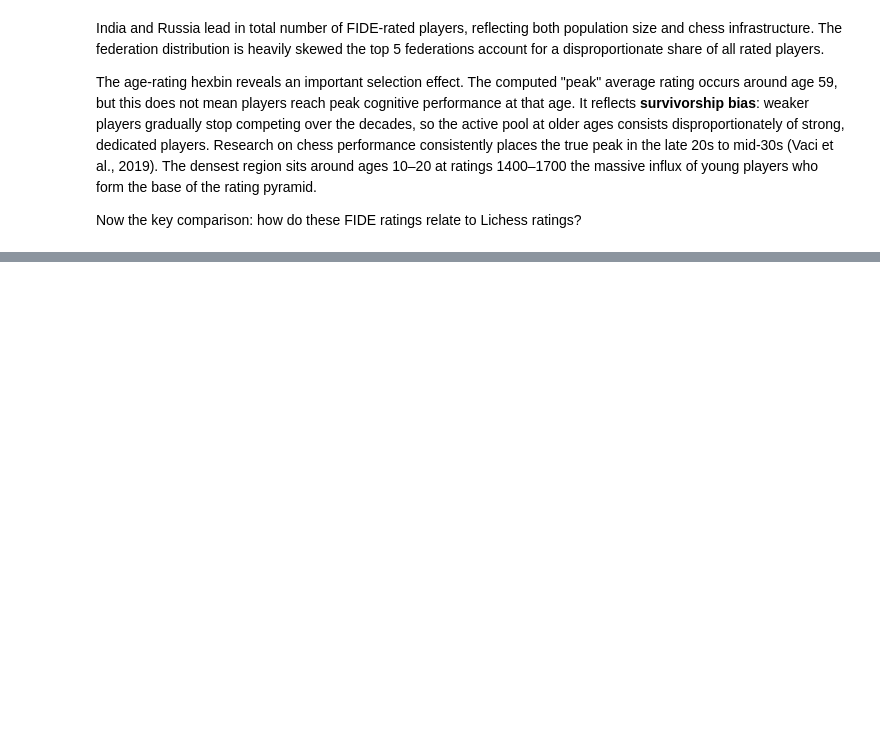
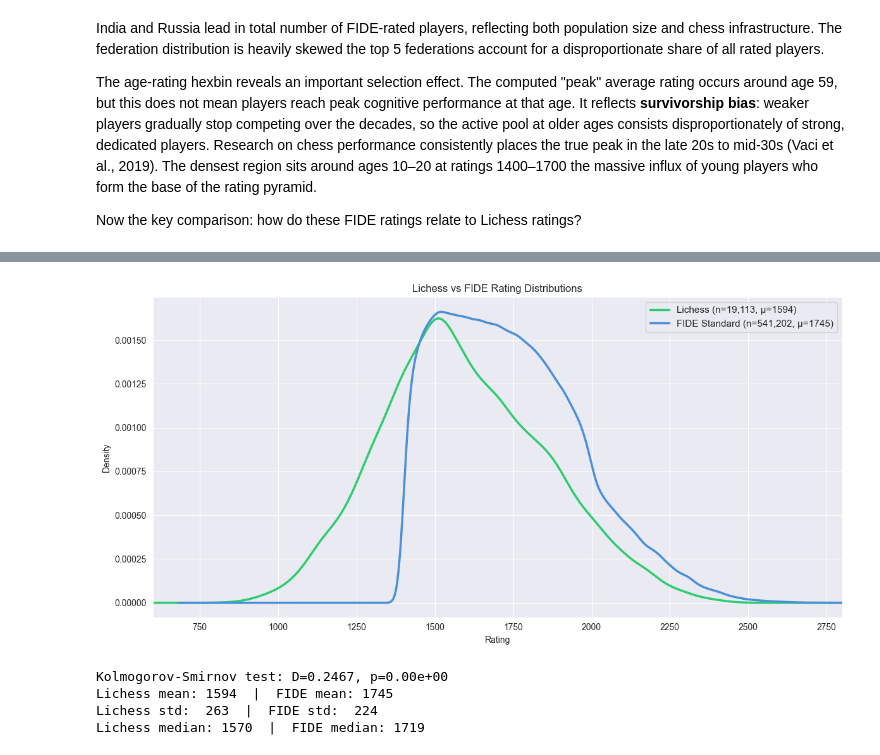
Before and after one commit to AhmedInv40/Chess-Rating-Systems, a Jupyter notebook: Chess Rating Systems.ipynb, the cells around one changed output, grey strips where cells are left out. Saved outputs shown, nothing was run; the diff lists cells and outputs as text; code cells hidden in the pictures; blank space fills up the shorter version.

```diff
--- a/Chess Rating Systems.ipynb
+++ b/Chess Rating Systems.ipynb
@@ -996,0 +1001,29 @@ Now the key comparison: how do these FIDE ratings relate to Lichess ratings?
+# %%
+# KDE comparison: Lichess average ratings vs FIDE Standard
+fig, ax = plt.subplots(figsize=(12, 6))
+
+lichess['avg_rating'].plot.kde(ax=ax, color='#2ecc71', linewidth=2.5,
+                                label=f'Lichess (n={len(lichess):,}, μ={lichess["avg_rating"].mean():.0f})')
+fide_std['std_rating'].plot.kde(ax=ax, color='#4a90d9', linewidth=2.5,
+                                 label=f'FIDE Standard (n={len(fide_std):,}, μ={fide_std["std_rating"].mean():.0f})')
+
+ax.set_xlabel('Rating')
+ax.set_ylabel('Density')
+ax.set_title('Lichess vs FIDE Rating Distributions')
+ax.legend(fontsize=11)
+ax.set_xlim(600, 2800)
+plt.tight_layout()
+plt.show()
+
+# Two-sample KS test
+ks_stat, ks_p = stats.ks_2samp(lichess['avg_rating'], fide_std['std_rating'])
+print(f'Kolmogorov-Smirnov test: D={ks_stat:.4f}, p={ks_p:.2e}')
+print(f'Lichess mean: {lichess["avg_rating"].mean():.0f}  |  FIDE mean: {fide_std["std_rating"].mean():.0f}')
+print(f'Lichess std:  {lichess["avg_rating"].std():.0f}  |  FIDE std:  {fide_std["std_rating"].std():.0f}')
+print(f'Lichess median: {lichess["avg_rating"].median():.0f}  |  FIDE median: {fide_std["std_rating"].median():.0f}')
+# %% [output]
+[figure, added]
+Kolmogorov-Smirnov test: D=0.2467, p=0.00e+00
+Lichess mean: 1594  |  FIDE mean: 1745
+Lichess std:  263  |  FIDE std:  224
+Lichess median: 1570  |  FIDE median: 1719
```
Also changed, not shown: parts of 6 cells of this notebook.
